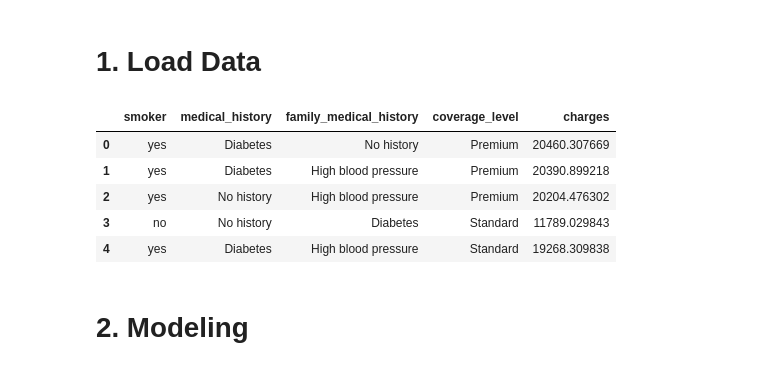
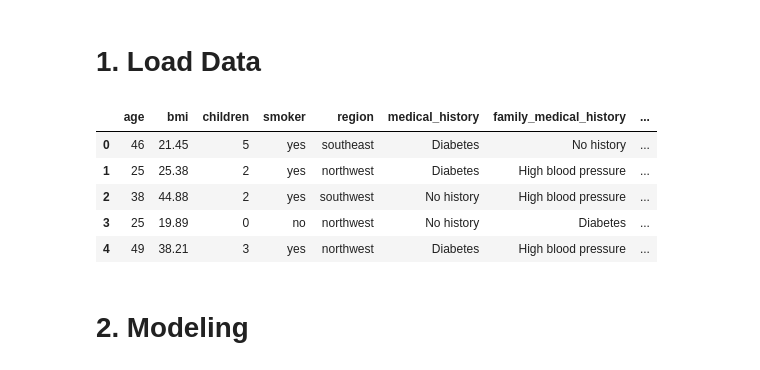
Before and after one commit to guipradow/insurance, a Jupyter notebook: notebooks/model.ipynb, the cells around one changed output. Cells and saved outputs as stored; diff of their text form; code cells hidden in the pictures.

```diff
--- a/notebooks/model.ipynb
+++ b/notebooks/model.ipynb
@@ -68,25 +72,35 @@ def print_metrics(y, y_pred):
 # %% [markdown]
 # 1. Load Data
 # %%
-FEATURES = [
+NUM_FEATURES = [
+    'age',
+    'bmi',
+    'children'
+    ]
+
+CAT_FEATURES = [
+    #'gender',
     'smoker',
-    'coverage_level',
+    'region',
     'medical_history',
     'family_medical_history',
+    'exercise_frequency',
+    'occupation',
+    'coverage_level'
 ]
 
 TARGET = 'charges'
 # %%
 df = pd.read_csv('../data/processed/insurance_dataset.csv',
-                 usecols=[*FEATURES, TARGET])
+                 usecols=[*NUM_FEATURES, *CAT_FEATURES, TARGET])
 df.head(5)
 # %% [output]
-|  | smoker | medical_history | family_medical_history | coverage_level | charges |
-| 0 | yes | Diabetes | No history | Premium | 20460.307669 |
-| 1 | yes | Diabetes | High blood pressure | Premium | 20390.899218 |
-| 2 | yes | No history | High blood pressure | Premium | 20204.476302 |
-| 3 | no | No history | Diabetes | Standard | 11789.029843 |
-| 4 | yes | Diabetes | High blood pressure | Standard | 19268.309838 |
+|  | age | bmi | children | smoker | region | medical_history | family_medical_history | ... |
+| 0 | 46 | 21.45 | 5 | yes | southeast | Diabetes | No history | ... |
+| 1 | 25 | 25.38 | 2 | yes | northwest | Diabetes | High blood pressure | ... |
+| 2 | 38 | 44.88 | 2 | yes | southwest | No history | High blood pressure | ... |
+| 3 | 25 | 19.89 | 0 | no | northwest | No history | Diabetes | ... |
+| 4 | 49 | 38.21 | 3 | yes | northwest | Diabetes | High blood pressure | ... |
 # %% [markdown]
 # 2. Modeling
 # %%
```
Also changed, not shown: parts of 34 cells of this notebook, 10 other files.
